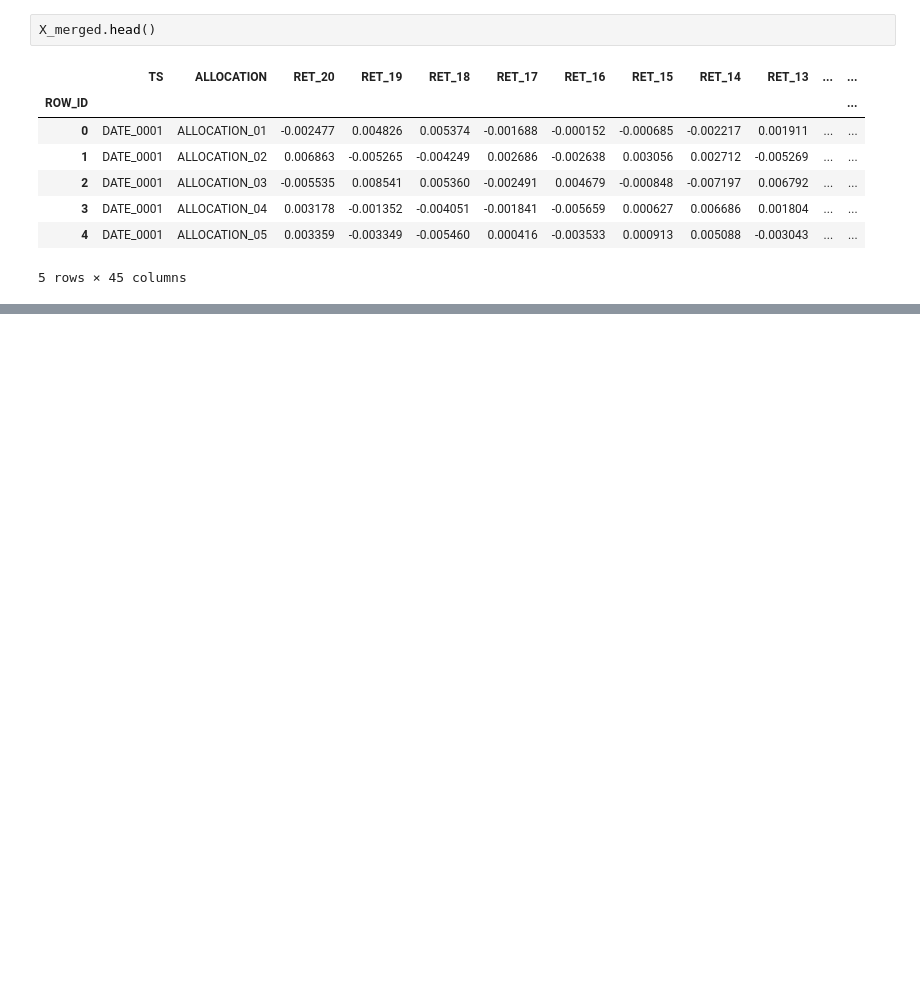
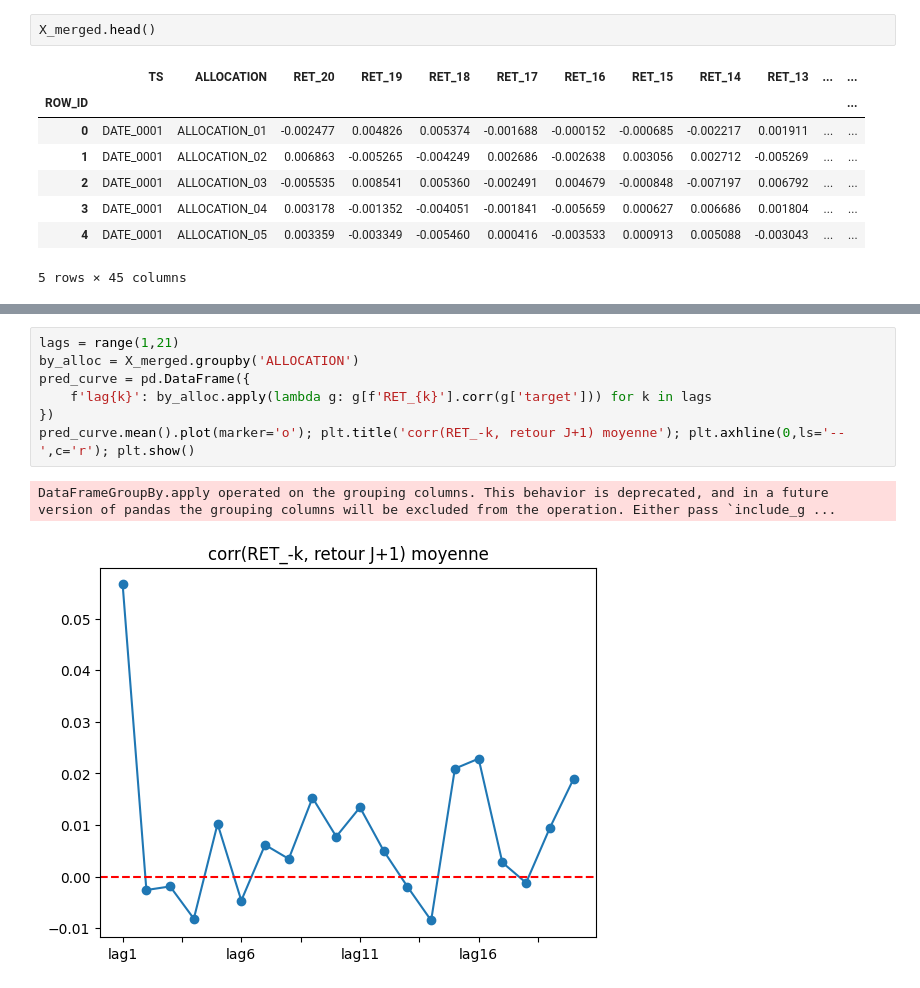
Before and after one commit to albertoconador/QRT_kaggle_10_25, a Jupyter notebook: explore.ipynb, the cells around one changed output, grey strips where cells are left out. Drawn from its saved outputs; the diff is of its cells as text; blank space fills up the shorter version.

```diff
--- a/explore.ipynb
+++ b/explore.ipynb
@@ -325,0 +389,10 @@ plt.show()
+# %%
+lags = range(1,21)
+by_alloc = X_merged.groupby('ALLOCATION')
+pred_curve = pd.DataFrame({
+    f'lag{k}': by_alloc.apply(lambda g: g[f'RET_{k}'].corr(g['target'])) for k in lags
+})
+pred_curve.mean().plot(marker='o'); plt.title('corr(RET_-k, retour J+1) moyenne'); plt.axhline(0,ls='--',c='r'); plt.show()
+# %% [output]
+DataFrameGroupBy.apply operated on the grouping columns. This behavior is deprecated, and in a future version of pandas the grouping columns will be excluded from the operation. Either pass `include_g ...
+[figure, added]
```
Also changed, not shown: parts of 11 cells of this notebook, 4 other files.
